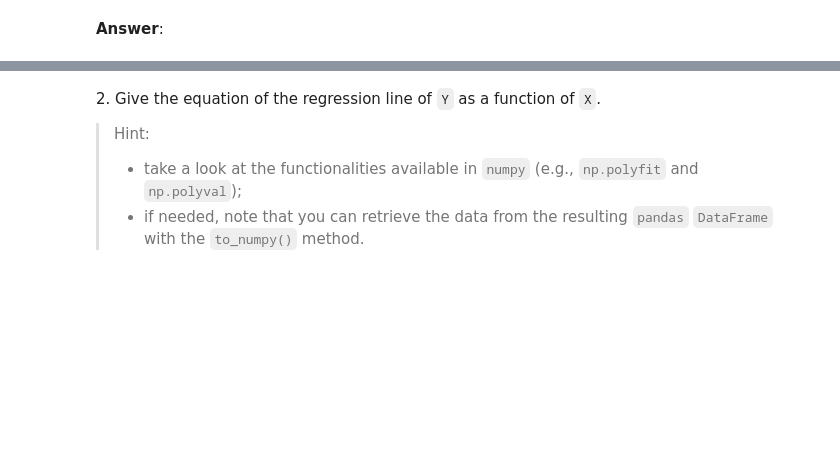
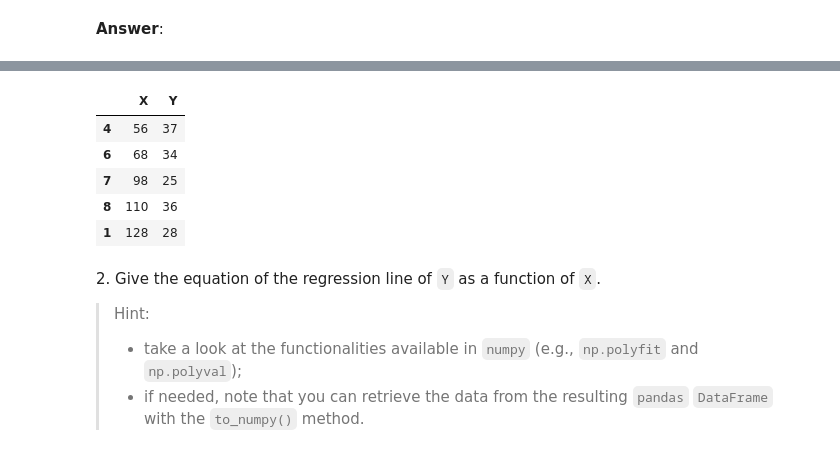
Before and after one commit to Mkenza/python_sdia, a Jupyter notebook: Labs/Lab2/lab2.ipynb, the cells around one changed output, grey strips where cells are left out. Drawn from its saved outputs; the diff is of its cells as text; code cells hidden in the pictures; blank space fills up the shorter version.

```diff
--- a/Labs/Lab2/lab2.ipynb
+++ b/Labs/Lab2/lab2.ipynb
@@ -117,12 +123,17 @@ In this second exercise, we focus on computing basic statistics, and applying li
 # %%
 import pandas as pd
 df = pd.read_csv("data/data.csv")
+df = df.sort_values(by=['X'])
+
 X = df["X"]
 Y = df["Y"]
+
 def stat(name):
+    """get stats info of a column"""
     col = df[name]
-    return f"stats for {name} (mean, median, var, std): {col.mean(), col.median(), col.var(), col.std()}"
-print(stat("X"))
-print(stat("Y"))
+    return f"stats for {name} (mean, median, var, std): {col.mean(), col.median(), col.var(), col.std()}\n"
+
+print(stat("X"), stat("Y"))
+df.head()
 # %% [output]
 stats for X (mean, median, var, std): (153.75, 180.5, 3486.0227272727275, 59.04255014201815)
@@ -130,3 +141,9 @@ stats for Y (mean, median, var, std): (25.916666666666668, 24.0, 42.446969696969
+|  | X | Y |
+| 4 | 56 | 37 |
+| 6 | 68 | 34 |
+| 7 | 98 | 25 |
+| 8 | 110 | 36 |
+| 1 | 128 | 28 |
 # %% [markdown]
 2\. Give the equation of the regression line of `Y` as a function of `X`.
 > Hint:
```
Also changed, not shown: parts of 21 cells of this notebook.
